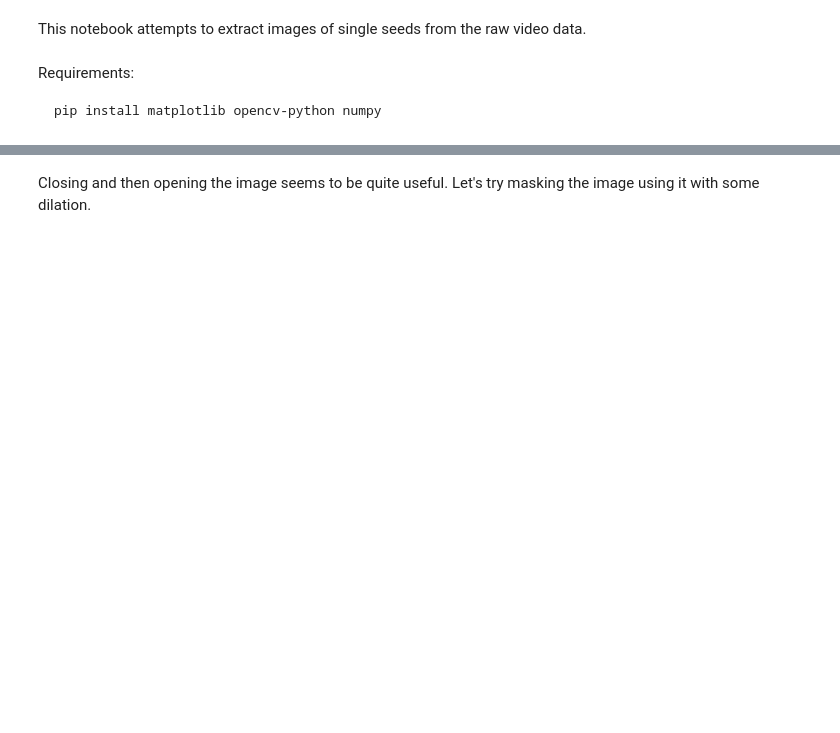
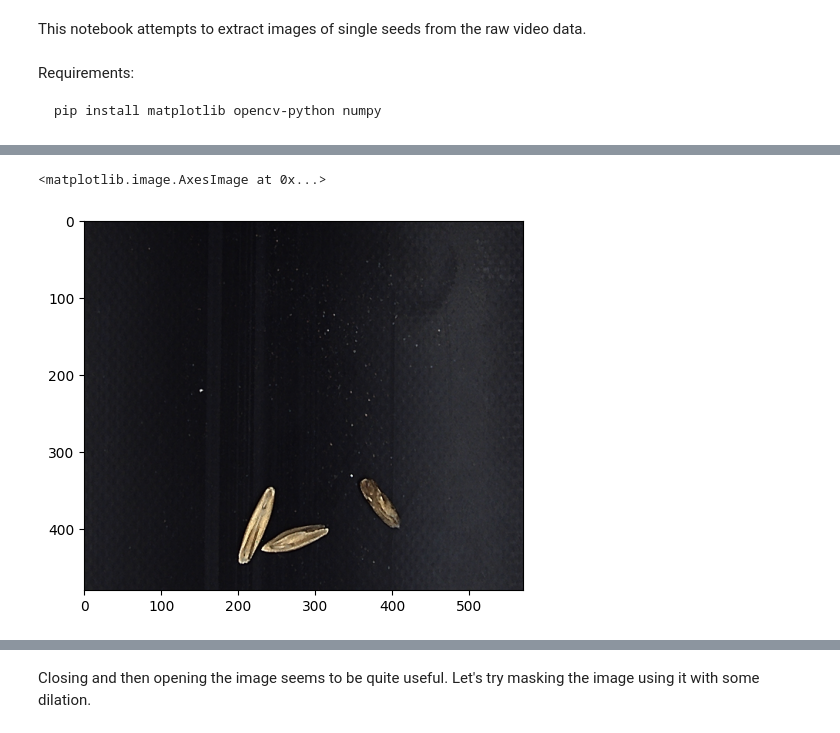
Before and after one commit to MJKagone/Grain-image-classification, a Jupyter notebook: seed_images_from_raw_data.ipynb, the cells around one changed output, grey strips where cells are left out. Cells and saved outputs as stored; diff of their text form; code cells hidden in the pictures; blank space fills up the shorter version.

```diff
--- a/seed_images_from_raw_data.ipynb
+++ b/seed_images_from_raw_data.ipynb
@@ -31,9 +35,12 @@ plt.imshow(frames[80])
 # %%
 # Crop the image to get rid of the left and right edges
 
 cropped_frames = [frame[:, 50:620] for frame in frames]
 
-plt.imshow(cropped_frames[80])
+plt.imshow(cropped_frames[87])
+# %% [output]
+<matplotlib.image.AxesImage at 0x...>
+[figure, added]
 # %%
 # Threshold the image
 
```
Also changed, not shown: parts of 6 cells of this notebook, 2 other files.
